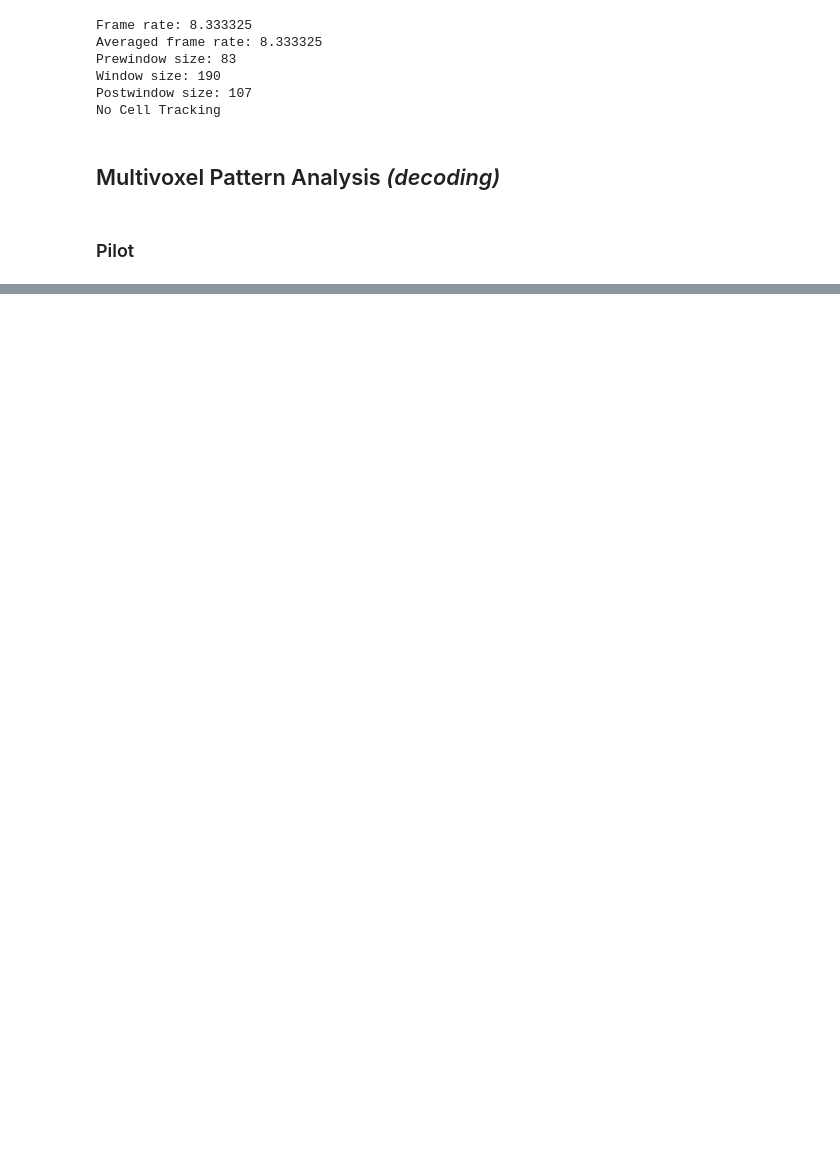
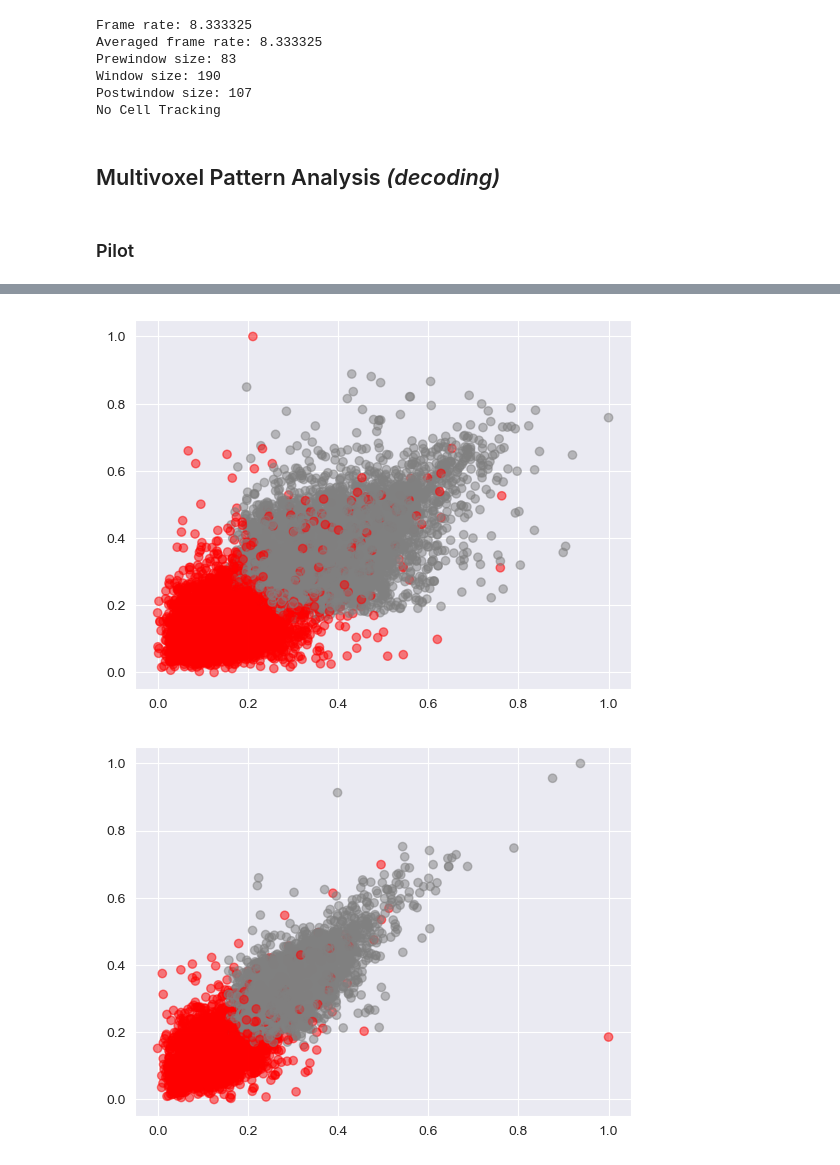
Before and after one commit to datasiansalsa/LC-PrL-DREADDs_Self-Admin_Analysis, a Jupyter notebook: cue_analysis/LC-PrL-DREADDs/LC-PrL-DREADDs_cue_analysis_JJB.ipynb, the cells around one changed output, grey strips where cells are left out. Cells and saved outputs as stored; diff of their text form; code cells hidden in the pictures; blank space fills up the shorter version.

Commit message:
LOTS OF UPDATES
- decoding done for cue analysis
- decoding for active lever analysis

```diff
--- a/cue_analysis/LC-PrL-DREADDs/LC-PrL-DREADDs_cue_analysis_JJB.ipynb
+++ b/cue_analysis/LC-PrL-DREADDs/LC-PrL-DREADDs_cue_analysis_JJB.ipynb
@@ -583,0 +496,75 @@ Email sent to j.boquiren98@gmail.com
+# %%
+train_group = Gi_cueRein_animals
+train_dir = Gi_cueRein_dir
+epoch = [response_epoch[0], response_epoch[1]]
+base_neural_activity = []
+base_target = []
+for animal in train_group:
+    try:
+        fovs = next(os.walk(os.path.join(train_dir, animal)))[1]
+        for fov in sorted(fovs):
+            trials = np.load(os.path.join(train_dir, animal, fov, 'alignedActiveLeverCueData.npy'))
+            flags = np.load(os.path.join(train_dir, animal, fov, 'classificationFlags.npy'))
+            timeout_mean = np.nanmean(trials[np.where(flags==0),:,:])
+            trials[np.where(flags==1),:,:] = trials[np.where(flags==1),:,:] - timeout_mean
+            for neuron in range(trials.shape[2]):
+                for trial in range(trials.shape[0]):
+                    activity = trials[trial,epoch[0]:epoch[1],neuron]
+                    base_neural_activity.append(activity)
+                    base_target.append(flags[trial])
+    except Exception as e:
+        print('*** ERROR: %s ***'%(e))
+
+#instantiate data
+LCDD_X = np.array(base_neural_activity)
+y = np.array(base_target)
+
+scaler = MinMaxScaler(feature_range=(0,1))
+scaled_LCDD_X = scaler.fit_transform(LCDD_X)
+
+
+colors=['red' if l==1 else 'grey' for l in y]
+plt.scatter(scaled_LCDD_X[:, 0], scaled_LCDD_X[:, 1], color=colors, alpha=.5)
+plt.show()
+
+# sns.regplot(x=X[:,0], y=X[:,1], logistic=True, ci=None)
+
+train_group = Gi_cueReinPersist_animals
+train_dir = Gi_cueReinPersist_dir
+epoch = [response_epoch[0], response_epoch[1]]
+base_neural_activity = []
+base_target = []
+for animal in train_group:
+    try:
+        fovs = next(os.walk(os.path.join(train_dir, animal)))[1]
+        for fov in sorted(fovs):
+            trials = np.load(os.path.join(train_dir, animal, fov, 'alignedActiveLeverCueData.npy'))
+            flags = np.load(os.path.join(train_dir, animal, fov, 'classificationFlags.npy'))
+            timeout_mean = np.nanmean(trials[np.where(flags==0),:,:])
+            trials[np.where(flags==1),:,:] = trials[np.where(flags==1),:,:] - timeout_mean
+            for neuron in range(trials.shape[2]):
+                for trial in range(trials.shape[0]):
+                    activity = trials[trial,epoch[0]:epoch[1],neuron]
+                    base_neural_activity.append(activity)
+                    base_target.append(flags[trial])
+    except Exception as e:
+        print('*** ERROR: %s ***'%(e))
+
+#instantiate data
+Gi_X = np.array(base_neural_activity)
+y = np.array(base_target)
+
+scaler = MinMaxScaler(feature_range=(0,1))
+scaled_Gi_X = scaler.fit_transform(Gi_X)
+
+colors = ['red' if l==1 else 'grey' for l in y]
+plt.scatter(scaled_Gi_X[:, 0], scaled_Gi_X[:, 1], color=colors, alpha=.5)
+plt.show()
+
+plt.plot(np.mean(scaled_LCDD_X, axis=0), label='LCDD CueRein')
+plt.plot(np.mean(scaled_Gi_X, axis=0), label='Gi-DREADDs CueReinPersist')
+plt.legend()
+plt.show()
+# %% [output]
+[figure, added]
+[figure, added]
```
Also changed, not shown: parts of 10 cells of this notebook, 16 other files.
